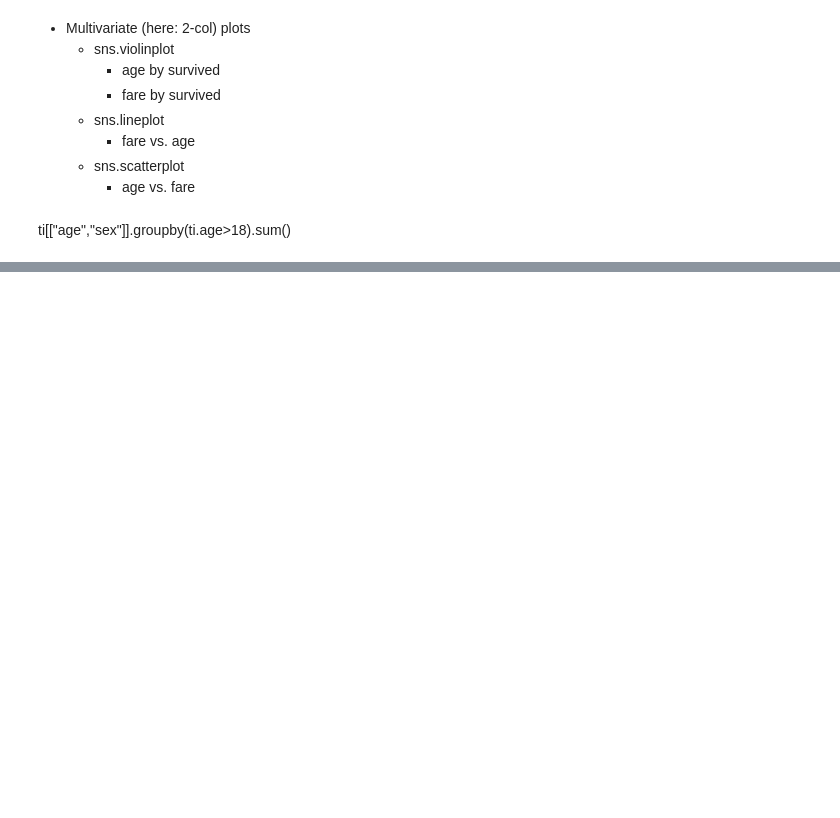
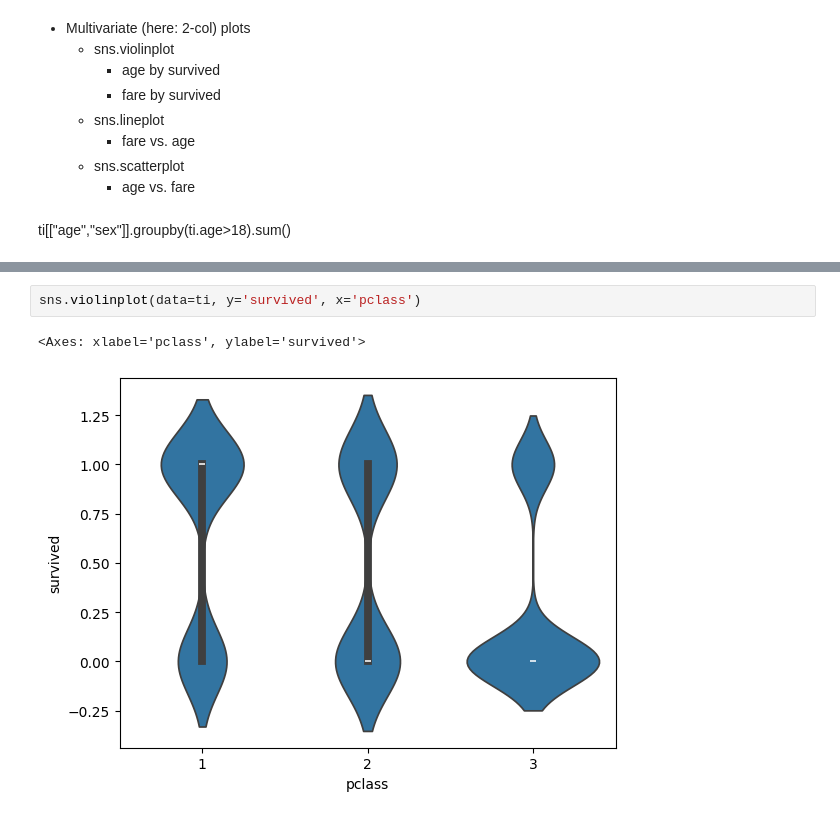
Before and after one commit to aseem-raspberry/OpenAI-Training, a Jupyter notebook: Sep24_002_EDA_Visuals.ipynb, the cells around one changed output, grey strips where cells are left out. Drawn from its saved outputs; the diff is of its cells as text; blank space fills up the shorter version.

```diff
--- a/Sep24_002_EDA_Visuals.ipynb
+++ b/Sep24_002_EDA_Visuals.ipynb
@@ -296,0 +296,5 @@ sns.barplot(data=ti, x='survived', y='sex');
+# %%
+sns.violinplot(data=ti, y='survived', x='pclass')
+# %% [output]
+<Axes: xlabel='pclass', ylabel='survived'>
+[figure, added]
```
Also changed, not shown: parts of 11 cells of this notebook.
